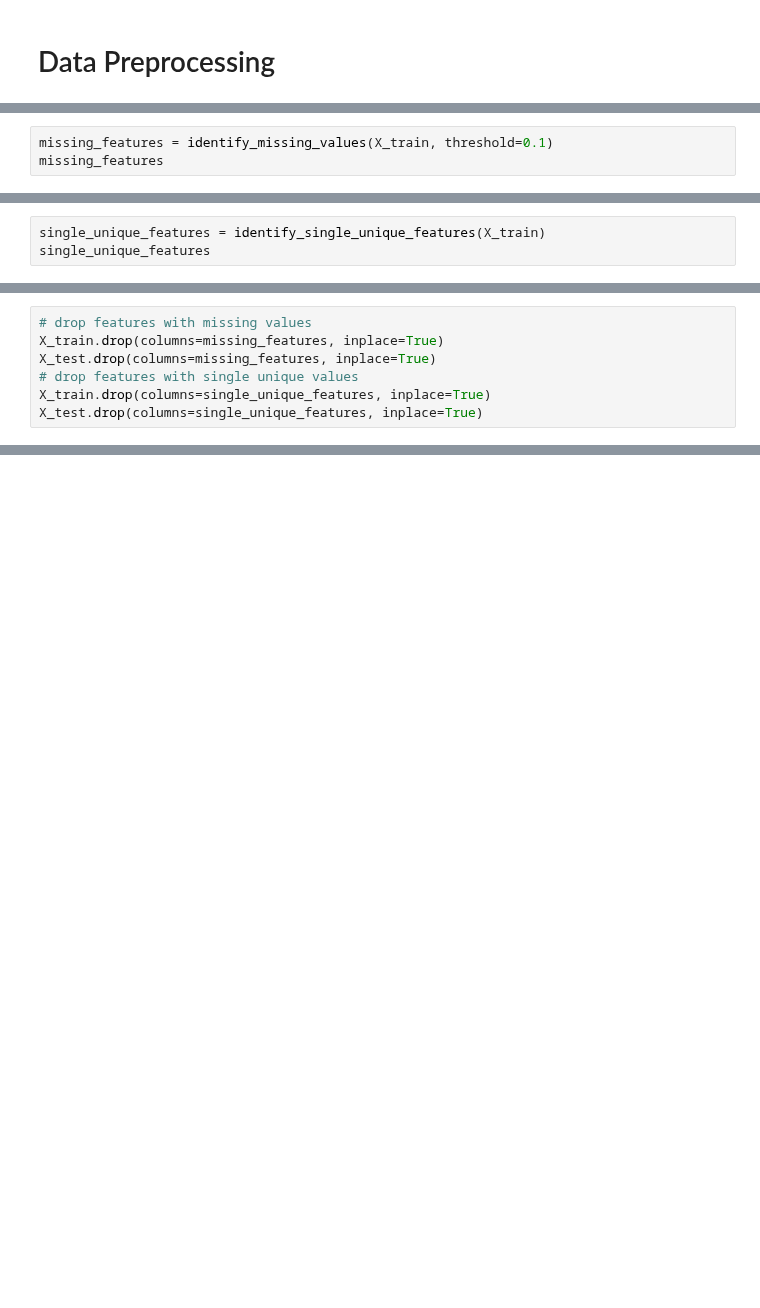
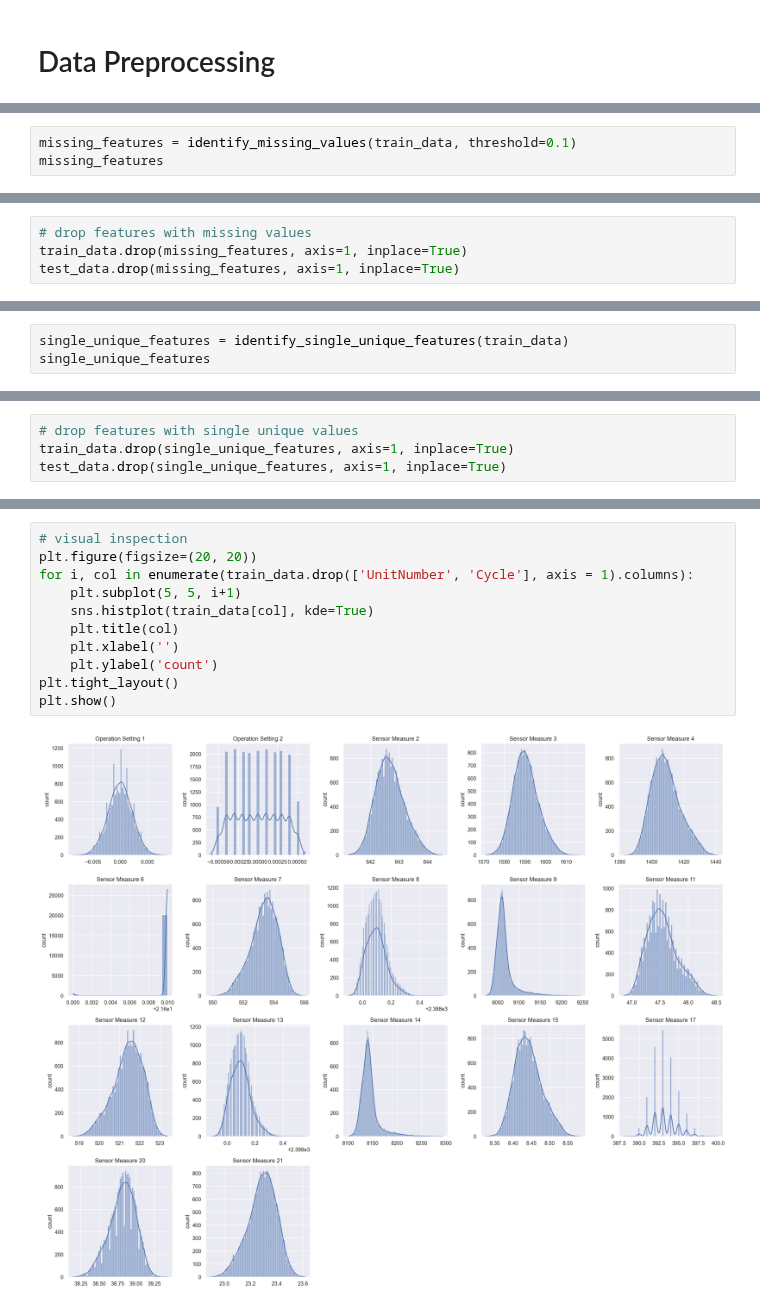
Before and after one commit to nina-prog/damage-propagation-modeling, a Jupyter notebook: notebooks/240512_nina_data_preprocessing.ipynb, the cells around one changed output, grey strips where cells are left out. Cells and saved outputs as stored; diff of their text form; blank space fills up the shorter version.

```diff
--- a/notebooks/240512_nina_data_preprocessing.ipynb
+++ b/notebooks/240512_nina_data_preprocessing.ipynb
@@ -92,4 +110,4 @@ Wall time: 1min 35s
 # %%
-missing_features = identify_missing_values(X_train, threshold=0.1)
+missing_features = identify_missing_values(train_data, threshold=0.1)
 missing_features
 # %% [output]
@@ -97 +115,5 @@ missing_features
 []
+# %%
+# drop features with missing values
+train_data.drop(missing_features, axis=1, inplace=True)
+test_data.drop(missing_features, axis=1, inplace=True)
@@ -98,4 +122,4 @@ missing_features
 # %%
-single_unique_features = identify_single_unique_features(X_train)
+single_unique_features = identify_single_unique_features(train_data)
 single_unique_features
 # %% [output]
@@ -120,7 +134,4 @@ single_unique_features
 # %%
-# drop features with missing values
-X_train.drop(columns=missing_features, inplace=True)
-X_test.drop(columns=missing_features, inplace=True)
 # drop features with single unique values
-X_train.drop(columns=single_unique_features, inplace=True)
-X_test.drop(columns=single_unique_features, inplace=True)
+train_data.drop(single_unique_features, axis=1, inplace=True)
+test_data.drop(single_unique_features, axis=1, inplace=True)
@@ -126,0 +151,13 @@ X_test.drop(columns=single_unique_features, inplace=True)
+# %%
+# visual inspection
+plt.figure(figsize=(20, 20))
+for i, col in enumerate(train_data.drop(['UnitNumber', 'Cycle'], axis = 1).columns):
+    plt.subplot(5, 5, i+1)
+    sns.histplot(train_data[col], kde=True)
+    plt.title(col)
+    plt.xlabel('')
+    plt.ylabel('count')
+plt.tight_layout()
+plt.show()
+# %% [output]
+[figure, added]
```
Also changed, not shown: parts of 28 cells of this notebook, 2 other files.
